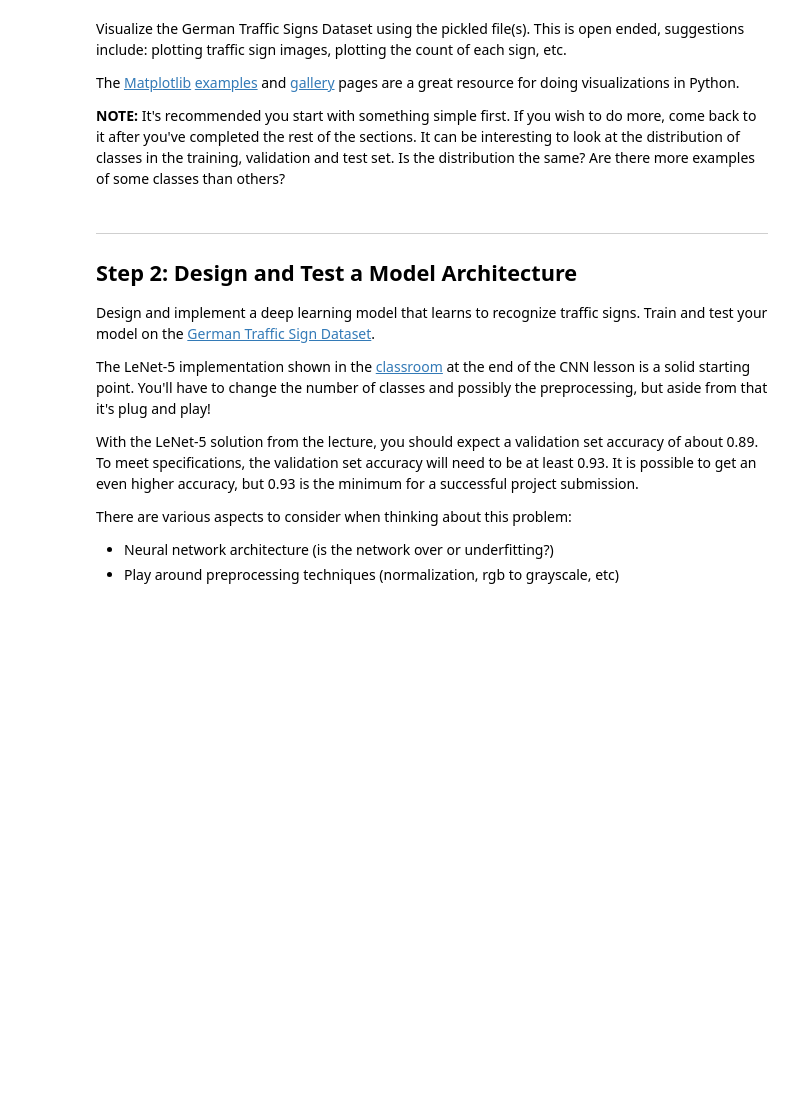
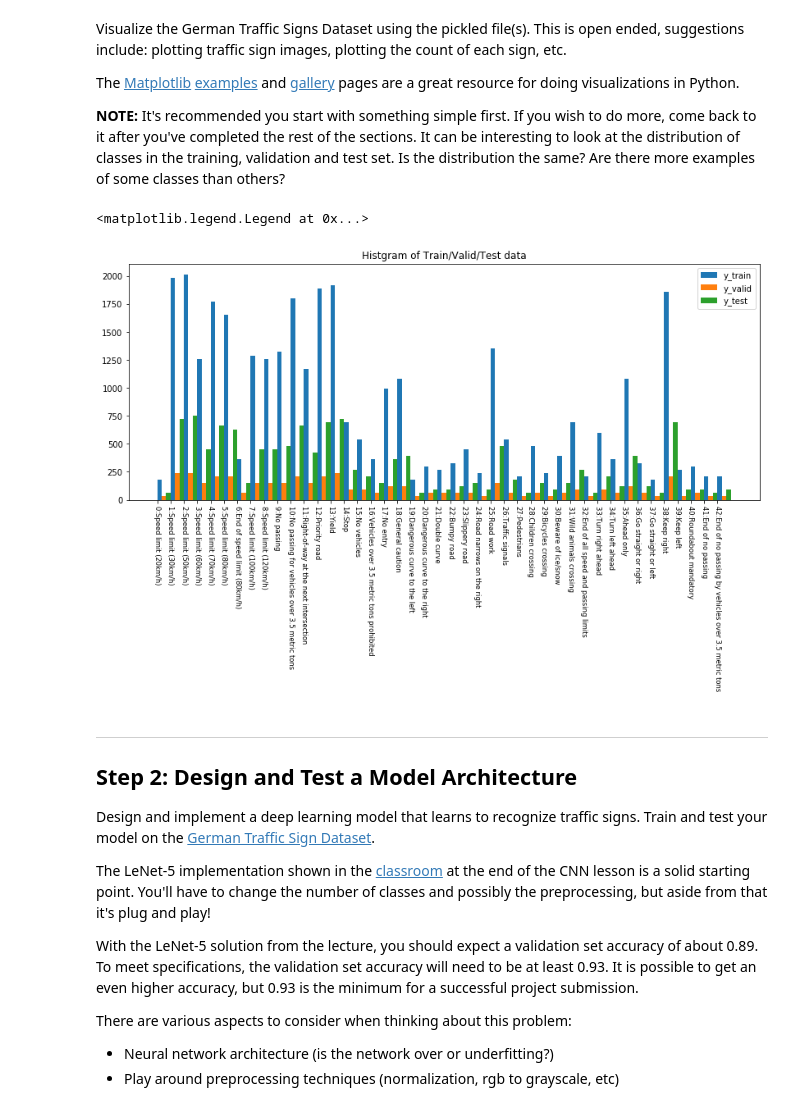
Before and after one commit to somof/CarND-Traffic-Sign-Classifier-Project-work, a Jupyter notebook: Traffic_Sign_Classifier.ipynb, the cells around one changed output. Drawn from its saved outputs; the diff is of its cells as text; code cells hidden in the pictures; blank space fills up the shorter version.

```diff
--- a/Traffic_Sign_Classifier.ipynb
+++ b/Traffic_Sign_Classifier.ipynb
@@ -99,3 +93,27 @@ import matplotlib.pyplot as plt
+# %%
+### Data exploration visualization code goes here.
+### Feel free to use as many code cells as needed.
+import matplotlib.pyplot as plt
+# Visualizations will be shown in the notebook.
+%matplotlib inline
+
+fig = plt.figure(figsize=(12,8))
+plt.subplots_adjust(left=0.1, right=0.99, top=0.95, bottom=0.45, hspace=0.0, wspace=0.0)
+plt.title('Histgram of Train/Valid/Test data')
+names=['0:Speed limit (20km/h)', '1:Speed limit (30km/h)', '2:Speed limit (50km/h)', '3:Speed limit (60km/h)', '4:Speed limit (70km/h)', '5:Speed limit (80km/h)', '6:End of speed limit (80km/h)', '7:Speed limit (100km/h)', '8:Speed limit (120km/h)', '9:No passing', '10:No passing for vehicles over 3.5 metric tons', '11:Right-of-way at the next intersection', '12:Priority road', '13:Yield', '14:Stop', '15:No vehicles', '16:Vehicles over 3.5 metric tons prohibited', '17:No entry', '18:General caution', '19:Dangerous curve to the left', '20:Dangerous curve to the right', '21:Double curve', '22:Bumpy road', '23:Slippery road', '24:Road narrows on the right', '25:Road work', '26:Traffic signals', '27:Pedestrians', '28:Children crossing', '29:Bicycles crossing', '30:Beware of ice/snow', '31:Wild animals crossing', '32:End of all speed and passing limits', '33:Turn right ahead', '34:Turn left ahead', '35:Ahead only', '36:Go straight or right', '37:Go straight or left', '38:Keep right', '39:Keep left', '40:Roundabout mandatory', '41:End of no passing', '42:End of no passing by vehicles over 3.5 metric tons']
+labels=['y_train', 'y_valid', 'y_test']
+plt.hist([y_train, y_valid, y_test],
+         range=(0, 43),
+         rwidth=20,
+         stacked=False,
+         bins=43,
+         label=labels
+         )
+plt.xticks(range(0,43), names, rotation=-90, fontsize="small")
+plt.legend()
+# %% [output]
+<matplotlib.legend.Legend at 0x...>
+[figure, added]
 # %% [markdown]
 ----
 
```
Also changed, not shown: parts of 2 cells of this notebook, 8 other files.
